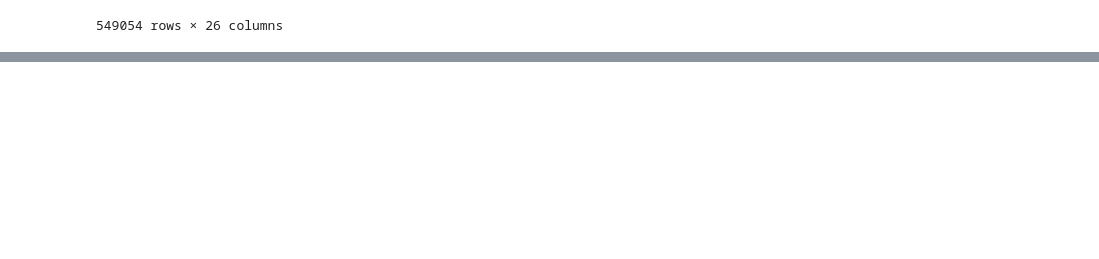
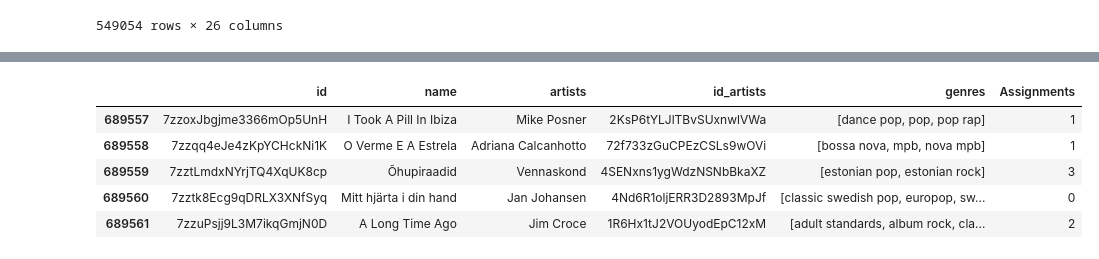
Before and after one commit to sabrinawjo/Music_ML, a Jupyter notebook: Yvonne/clustering10_ml.ipynb, the cells around one changed output, grey strips where cells are left out. Saved outputs shown, nothing was run; the diff lists cells and outputs as text; code cells hidden in the pictures; blank space fills up the shorter version.

```diff
--- a/Yvonne/clustering10_ml.ipynb
+++ b/Yvonne/clustering10_ml.ipynb
@@ -286,0 +318,18 @@ pd.read_csv("../Resources/MLResources/cluster_genre_set.csv")
+# %%
+imploded_df = (sample100_merged.groupby(['id', 'name', 'artists', 'id_artists'])
+      .agg({
+#           'artists': lambda x: x.tolist(),
+#             'id_artists':lambda x: x.tolist(),
+            'genres': lambda x: x.tolist(),
+            'Assignments':'first'
+      })
+#       .rename({'Case' : 'Avg_Cases','Delivery' : 'Avg_Delivery'},axis=1)
+      .reset_index())
+imploded_df.tail()
+# %% [output]
+|  | id | name | artists | id_artists | genres | Assignments |
+| 689557 | 7zzoxJbgjme3366mOp5UnH | I Took A Pill In Ibiza | Mike Posner | 2KsP6tYLJlTBvSUxnwlVWa | [dance pop, pop, pop rap] | 1 |
+| 689558 | 7zzqq4eJe4zKpYCHckNi1K | O Verme E A Estrela | Adriana Calcanhotto | 72f733zGuCPEzCSLs9wOVi | [bossa nova, mpb, nova mpb] | 1 |
+| 689559 | 7zztLmdxNYrjTQ4XqUK8cp | Õhupiraadid | Vennaskond | 4SENxns1ygWdzNSNbBkaXZ | [estonian pop, estonian rock] | 3 |
+| 689560 | 7zztk8Ecg9qDRLX3XNfSyq | Mitt hjärta i din hand | Jan Johansen | 4Nd6R1oljERR3D2893MpJf | [classic swedish pop, europop, sw... | 0 |
+| 689561 | 7zzuPsjj9L3M7ikqGmjN0D | A Long Time Ago | Jim Croce | 1R6Hx1tJ2VOUyodEpC12xM | [adult standards, album rock, cla... | 2 |
```
Also changed, not shown: parts of 16 cells of this notebook, 5 other files.
